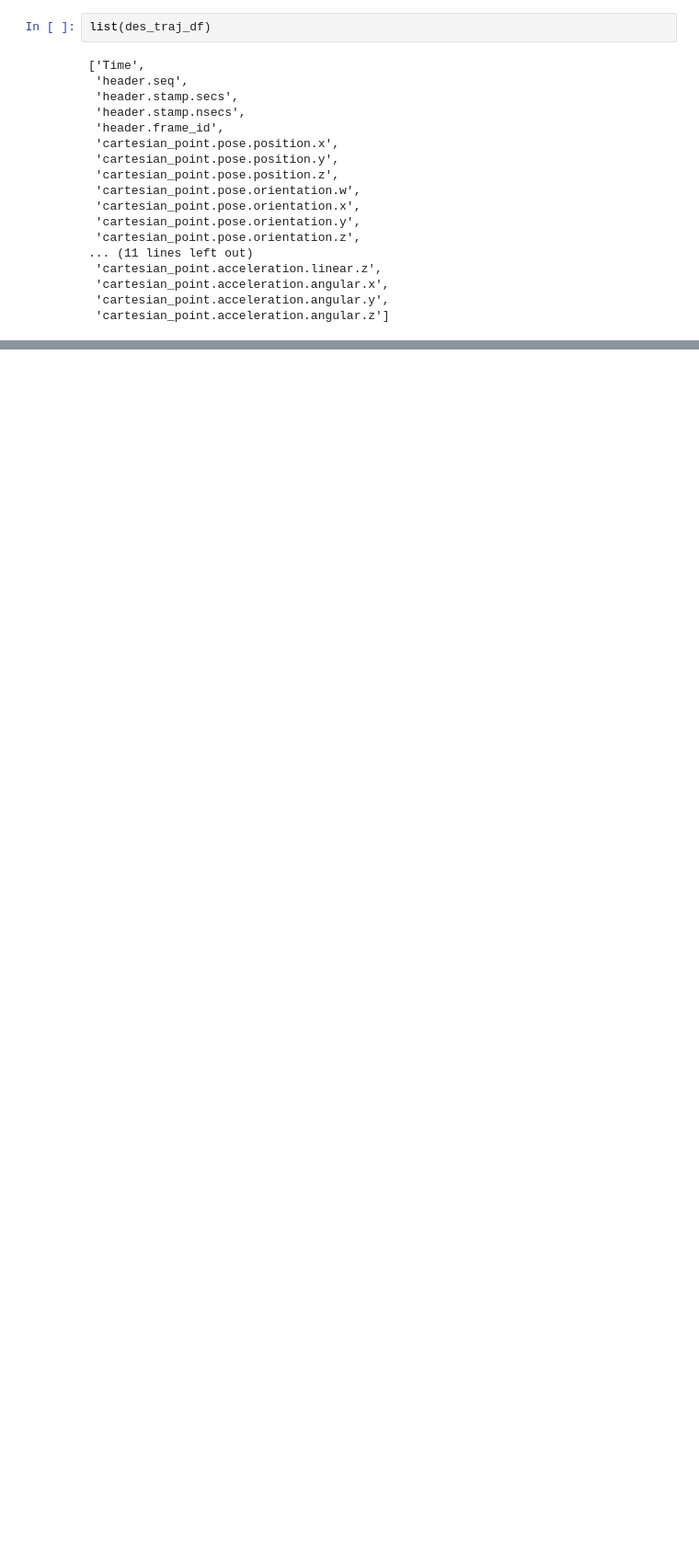
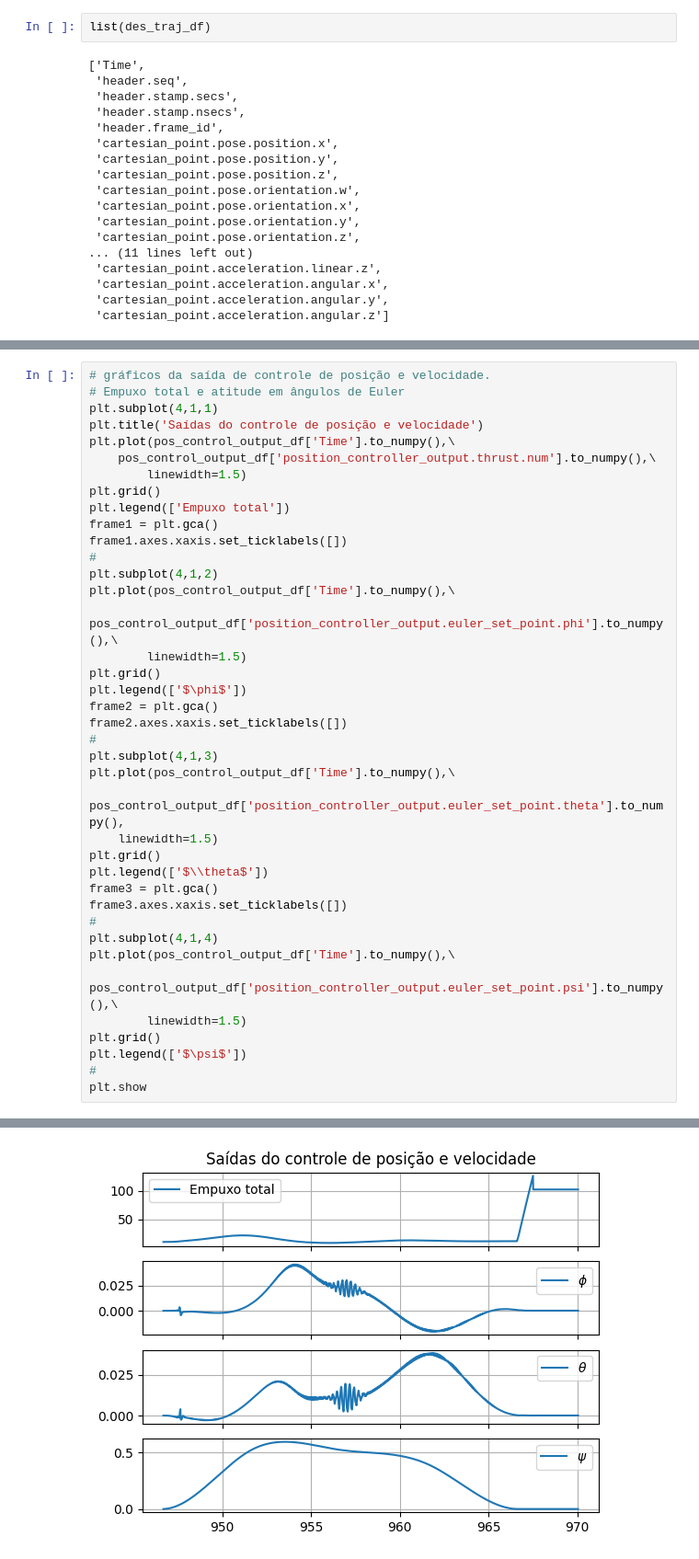
Before and after one commit to dferruzzo/quad_ufabc, a Jupyter notebook: scripts/rosbag.ipynb, the cells around one changed output, grey strips where cells are left out. Shown at 92% size. Drawn from its saved outputs; the diff is of its cells as text; blank space fills up the shorter version.

```diff
--- a/scripts/rosbag.ipynb
+++ b/scripts/rosbag.ipynb
@@ -306,0 +341,40 @@ plt.show()
+# %%
+# gráficos da saída de controle de posição e velocidade.
+# Empuxo total e atitude em ângulos de Euler
+plt.subplot(4,1,1)
+plt.title('Saídas do controle de posição e velocidade')
+plt.plot(pos_control_output_df['Time'].to_numpy(),\
+    pos_control_output_df['position_controller_output.thrust.num'].to_numpy(),\
+        linewidth=1.5)
+plt.grid()
+plt.legend(['Empuxo total'])
+frame1 = plt.gca()
+frame1.axes.xaxis.set_ticklabels([])
+#
+plt.subplot(4,1,2)
+plt.plot(pos_control_output_df['Time'].to_numpy(),\
+    pos_control_output_df['position_controller_output.euler_set_point.phi'].to_numpy(),\
+        linewidth=1.5)
+plt.grid()
+plt.legend(['$\phi$'])
+frame2 = plt.gca()
+frame2.axes.xaxis.set_ticklabels([])
+#
+plt.subplot(4,1,3)
+plt.plot(pos_control_output_df['Time'].to_numpy(),\
+    pos_control_output_df['position_controller_output.euler_set_point.theta'].to_numpy(),
+    linewidth=1.5)
+plt.grid()
+plt.legend(['$\\theta$'])
+frame3 = plt.gca()
+frame3.axes.xaxis.set_ticklabels([])
+#
+plt.subplot(4,1,4)
+plt.plot(pos_control_output_df['Time'].to_numpy(),\
+    pos_control_output_df['position_controller_output.euler_set_point.psi'].to_numpy(),\
+        linewidth=1.5)
+plt.grid()
+plt.legend(['$\psi$'])
+#
+plt.show
+# %% [output]
@@ -306,0 +382 @@ plt.show()
+[figure, added]
```
Also changed, not shown: parts of 15 cells of this notebook, 6 other files.
